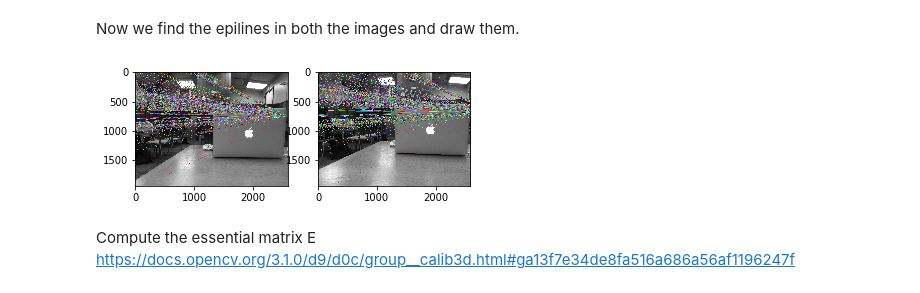
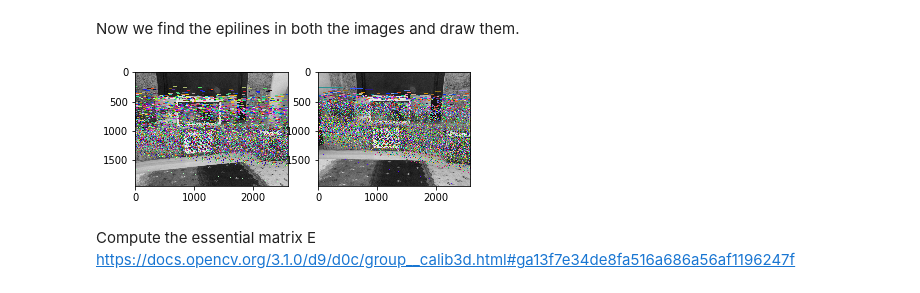
Before and after one commit to WaitingZhan/Plane-sweeping-stereo, a Jupyter notebook: project 2.ipynb, the cells around one changed output. Drawn from its saved outputs; the diff is of its cells as text; code cells hidden in the pictures.

Commit message:
depth image

```diff
--- a/project 2.ipynb
+++ b/project 2.ipynb
@@ -78,6 +109,12 @@ cv2.__version__
+# %%
+
+img1 = cv2.imread('./calibresult/0.JPG')  #queryimage # left image
+img1 = cv2.cvtColor(img1,cv2.COLOR_BGR2GRAY)
+img2 = cv2.imread('./calibresult/1.JPG') #trainimage # right image
+img2 = cv2.cvtColor(img2,cv2.COLOR_BGR2GRAY)
 # %%
+# Initiate SIFT detector
 sift = cv2.xfeatures2d.SIFT_create()
-
 # find the keypoints and descriptors with SIFT
 kp1, des1 = sift.detectAndCompute(img1,None)
 kp2, des2 = sift.detectAndCompute(img2,None)
@@ -96,7 +133,11 @@ pts2 = []
 
 # ratio test as per Lowe's paper
 for i,(m,n) in enumerate(matches):
-    if m.distance < 0.8*n.distance:
+    if m.distance < 0.5*n.distance:
         good.append(m)
         pts2.append(kp2[m.trainIdx].pt)
         pts1.append(kp1[m.queryIdx].pt)
+
+pts1 = np.int32(pts1)
+pts2 = np.int32(pts2)
+F, mask = cv2.findFundamentalMat(pts1,pts2,cv2.FM_LMEDS)
@@ -138,22 +186,24 @@ Now we find the epilines in both the images and draw them.
 # %%
 # Find epilines corresponding to points in right image (second image) and
 # drawing its lines on left image
 lines1 = cv2.computeCorrespondEpilines(pts2.reshape(-1,1,2), 2,F)
 lines1 = lines1.reshape(-1,3)
 img5,img6 = drawlines(img1,img2,lines1,pts1,pts2)
 
 # Find epilines corresponding to points in left image (first image) and
 # drawing its lines on right image
 lines2 = cv2.computeCorrespondEpilines(pts1.reshape(-1,1,2), 1,F)
 lines2 = lines2.reshape(-1,3)
 img3,img4 = drawlines(img2,img1,lines2,pts2,pts1)
 
 plt.subplot(121),plt.imshow(img5)
 plt.subplot(122),plt.imshow(img3)
+cv2.imwrite("./res/part 2/epilineleft.png", img5)
+cv2.imwrite("./res/part 2/epilineright.png", img3)
 plt.show()
 cv2.destroyAllWindows()
 # %% [output]
-[figure, old version]
+[figure, new version]
 # %% [markdown]
 Compute the essential matrix E
 https://docs.opencv.org/3.1.0/d9/d0c/group__calib3d.html#ga13f7e34de8fa516a686a56af1196247f
```
Also changed, not shown: parts of 93 cells of this notebook, 1 other file.
